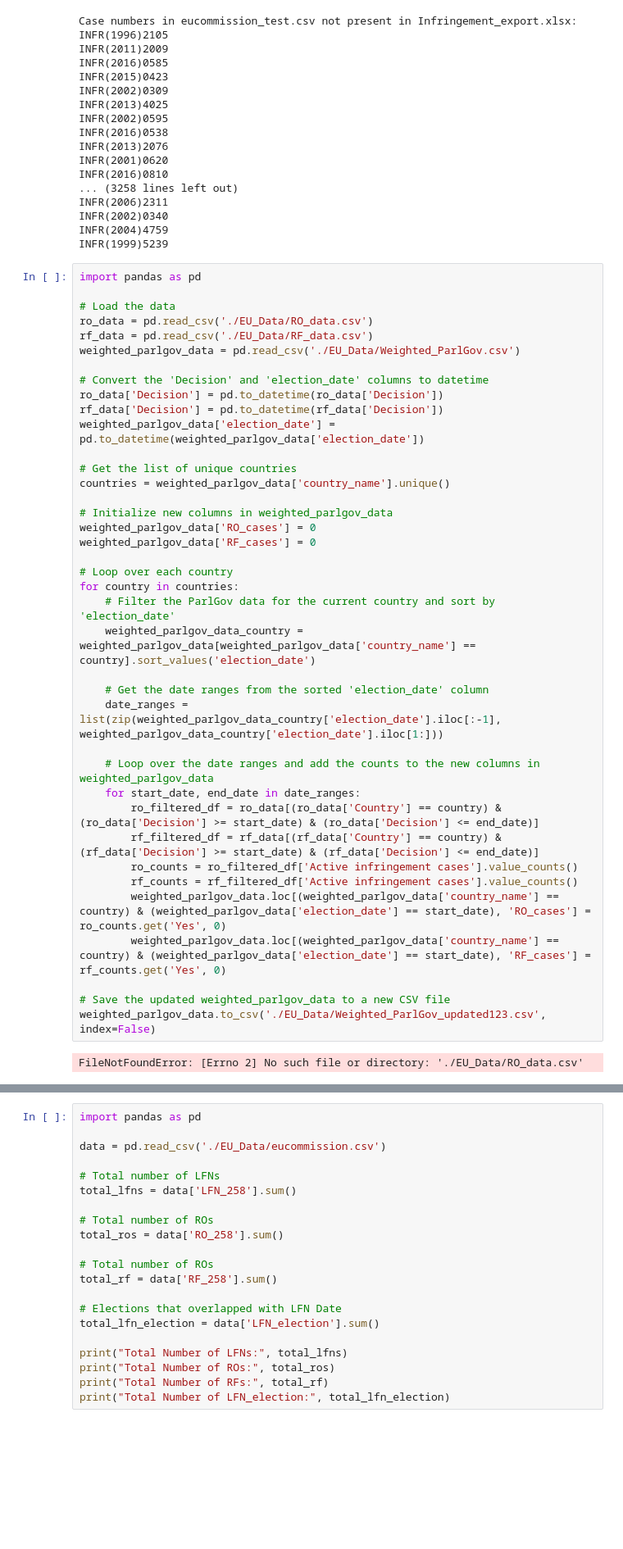
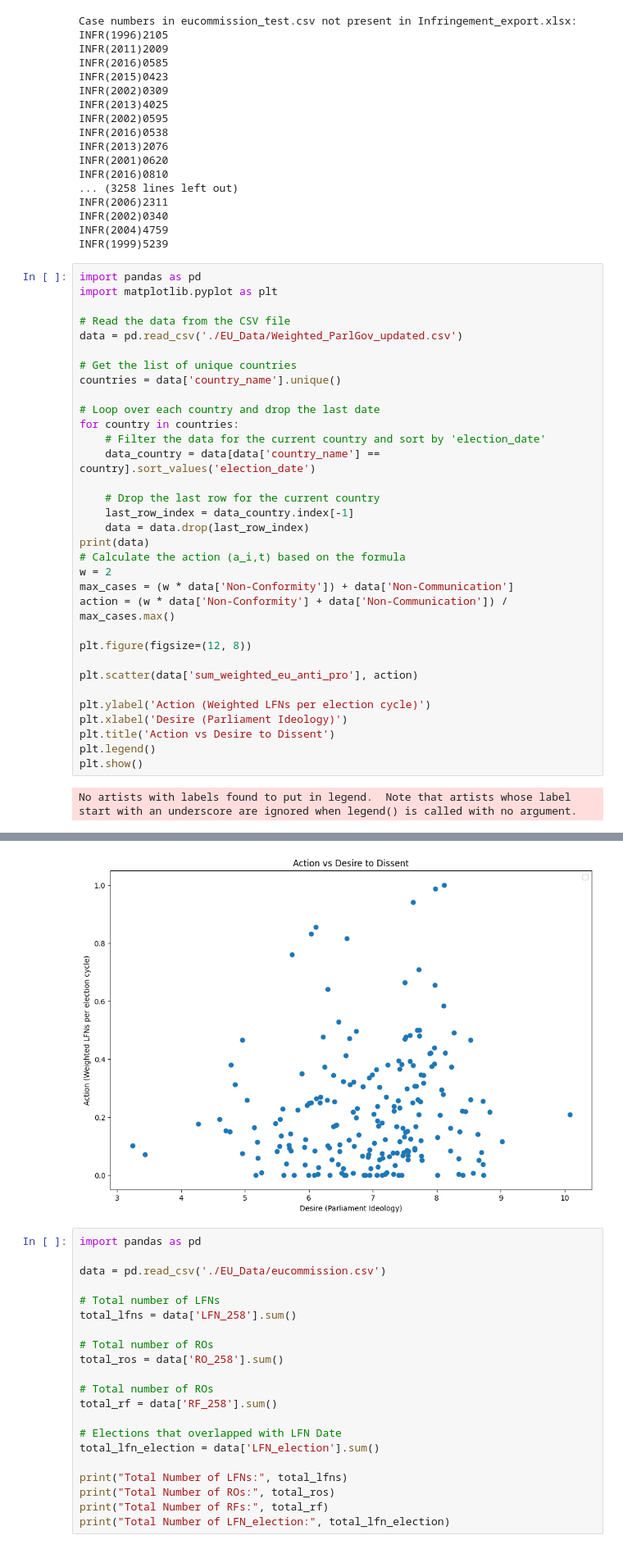
Before and after one commit to DaymudeLab/DissentSelfCensorship, a Jupyter notebook: rough_notes.ipynb, the cells around one changed output, grey strips where cells are left out. Shown at 82% size. Saved outputs shown, nothing was run; the diff lists cells and outputs as text; blank space fills up the shorter version.

```diff
--- a/rough_notes.ipynb
+++ b/rough_notes.ipynb
@@ -377,44 +377,38 @@ INFR(2006)2311
 INFR(2002)0340
 INFR(2004)4759
 INFR(1999)5239
-# %%
-import pandas as pd
-
-# Load the data
-ro_data = pd.read_csv('./EU_Data/RO_data.csv')
-rf_data = pd.read_csv('./EU_Data/RF_data.csv')
-weighted_parlgov_data = pd.read_csv('./EU_Data/Weighted_ParlGov.csv')
-
-# Convert the 'Decision' and 'election_date' columns to datetime
-ro_data['Decision'] = pd.to_datetime(ro_data['Decision'])
-rf_data['Decision'] = pd.to_datetime(rf_data['Decision'])
-weighted_parlgov_data['election_date'] = pd.to_datetime(weighted_parlgov_data['election_date'])
-
-# Get the list of unique countries
-countries = weighted_parlgov_data['country_name'].unique()
-
-# Initialize new columns in weighted_parlgov_data
-weighted_parlgov_data['RO_cases'] = 0
-weighted_parlgov_data['RF_cases'] = 0
-
-# Loop over each country
-for country in countries:
-    # Filter the ParlGov data for the current country and sort by 'election_date'
-    weighted_parlgov_data_country = weighted_parlgov_data[weighted_parlgov_data['country_name'] == country].sort_values('election_date')
-
-    # Get the date ranges from the sorted 'election_date' column
-    date_ranges = list(zip(weighted_parlgov_data_country['election_date'].iloc[:-1], weighted_parlgov_data_country['election_date'].iloc[1:]))
-
-    # Loop over the date ranges and add the counts to the new columns in weighted_parlgov_data
-    for start_date, end_date in date_ranges:
-        ro_filtered_df = ro_data[(ro_data['Country'] == country) & (ro_data['Decision'] >= start_date) & (ro_data['Decision'] <= end_date)]
-        rf_filtered_df = rf_data[(rf_data['Country'] == country) & (rf_data['Decision'] >= start_date) & (rf_data['Decision'] <= end_date)]
-        ro_counts = ro_filtered_df['Active infringement cases'].value_counts()
-        rf_counts = rf_filtered_df['Active infringement cases'].value_counts()
-        weighted_parlgov_data.loc[(weighted_parlgov_data['country_name'] == country) & (weighted_parlgov_data['election_date'] == start_date), 'RO_cases'] = ro_counts.get('Yes', 0)
-        weighted_parlgov_data.loc[(weighted_parlgov_data['country_name'] == country) & (weighted_parlgov_data['election_date'] == start_date), 'RF_cases'] = rf_counts.get('Yes', 0)
-
-# Save the updated weighted_parlgov_data to a new CSV file
-weighted_parlgov_data.to_csv('./EU_Data/Weighted_ParlGov_updated123.csv', index=False)
-# %% [output]
-FileNotFoundError: [Errno 2] No such file or directory: './EU_Data/RO_data.csv'
+# %%
+import pandas as pd
+import matplotlib.pyplot as plt
+
+# Read the data from the CSV file
+data = pd.read_csv('./EU_Data/Weighted_ParlGov_updated.csv')
+
+# Get the list of unique countries
+countries = data['country_name'].unique()
+
+# Loop over each country and drop the last date
+for country in countries:
+    # Filter the data for the current country and sort by 'election_date'
+    data_country = data[data['country_name'] == country].sort_values('election_date')
+
+    # Drop the last row for the current country
+    last_row_index = data_country.index[-1]
+    data = data.drop(last_row_index)
+print(data)
+# Calculate the action (a_i,t) based on the formula
+w = 2
+max_cases = (w * data['Non-Conformity']) + data['Non-Communication']
+action = (w * data['Non-Conformity'] + data['Non-Communication']) / max_cases.max()
+
+plt.figure(figsize=(12, 8))
+
+plt.scatter(data['sum_weighted_eu_anti_pro'], action)
+
+plt.ylabel('Action (Weighted LFNs per election cycle)')
+plt.xlabel('Desire (Parliament Ideology)')
+plt.title('Action vs Desire to Dissent')
+plt.legend()
+plt.show()
+# %% [output]
+No artists with labels found to put in legend.  Note that artists whose label start with an underscore are ignored when legend() is called with no argument.
@@ -421,3 +432,4 @@ FileNotFoundError: [Errno 2] No such file or directory: './EU_Data/RO_data.csv'
+[figure, added]
 # %%
 import pandas as pd
 
```
Also changed, not shown: parts of 1 cell of this notebook, 1 other file.
